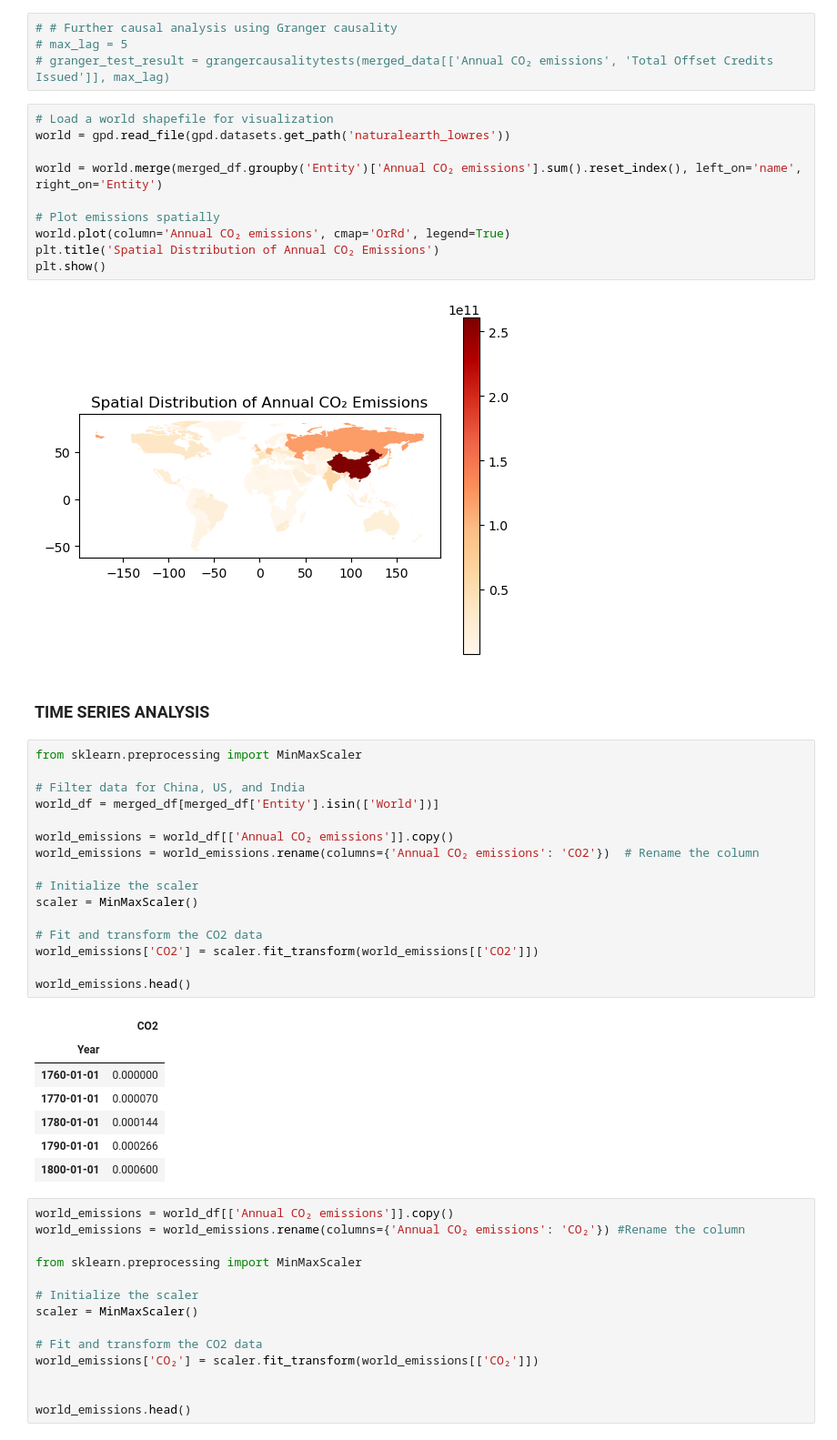
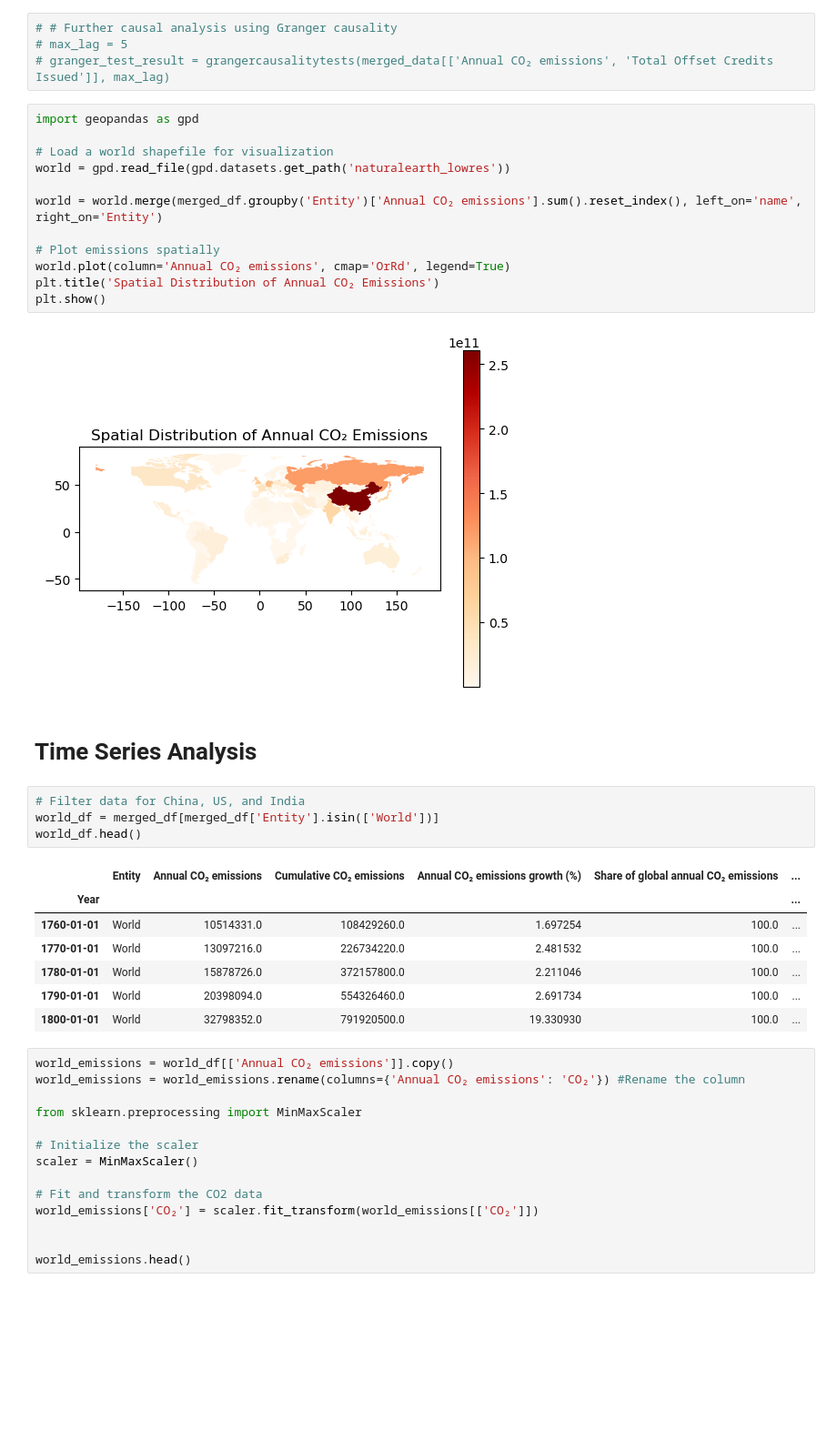
Before and after one commit to Wairimukimm/Carbon-credits-chronicles, a Jupyter notebook: Notebook.ipynb, the cells around one changed output. Shown at 91% size. Drawn from its saved outputs; the diff is of its cells as text; blank space fills up the shorter version.

```diff
--- a/Notebook.ipynb
+++ b/Notebook.ipynb
@@ -622,6 +589,8 @@ merged_data.dropna(inplace=True)
 # max_lag = 5
 # granger_test_result = grangercausalitytests(merged_data[['Annual CO₂ emissions', 'Total Offset Credits Issued']], max_lag)
 # %%
+import geopandas as gpd
+
 # Load a world shapefile for visualization
 world = gpd.read_file(gpd.datasets.get_path('naturalearth_lowres'))
 
@@ -633,32 +602,20 @@ plt.title('Spatial Distribution of Annual CO₂ Emissions')
 plt.show()
 # %% [output]
 [figure]
-# %% [markdown]
-### TIME SERIES ANALYSIS ###
-# %%
-from sklearn.preprocessing import MinMaxScaler
-
-# Filter data for China, US, and India
-world_df = merged_df[merged_df['Entity'].isin(['World'])]
-
-world_emissions = world_df[['Annual CO₂ emissions']].copy()
-world_emissions = world_emissions.rename(columns={'Annual CO₂ emissions': 'CO2'})  # Rename the column
-
-# Initialize the scaler
-scaler = MinMaxScaler()
-
-# Fit and transform the CO2 data
-world_emissions['CO2'] = scaler.fit_transform(world_emissions[['CO2']])
-
-world_emissions.head()
-# %% [output]
-|  | CO2 |
-| Year |  |
-| 1760-01-01 | 0.000000 |
-| 1770-01-01 | 0.000070 |
-| 1780-01-01 | 0.000144 |
-| 1790-01-01 | 0.000266 |
-| 1800-01-01 | 0.000600 |
+# %% [markdown]
+# Time Series Analysis
+# %%
+# Filter data for China, US, and India
+world_df = merged_df[merged_df['Entity'].isin(['World'])]
+world_df.head()
+# %% [output]
+|  | Entity | Annual CO₂ emissions | Cumulative CO₂ emissions | Annual CO₂ emissions growth (%) | Share of global annual CO₂ emissions | ... |
+| Year |  |  |  |  |  | ... |
+| 1760-01-01 | World | 10514331.0 | 108429260.0 | 1.697254 | 100.0 | ... |
+| 1770-01-01 | World | 13097216.0 | 226734220.0 | 2.481532 | 100.0 | ... |
+| 1780-01-01 | World | 15878726.0 | 372157800.0 | 2.211046 | 100.0 | ... |
+| 1790-01-01 | World | 20398094.0 | 554326460.0 | 2.691734 | 100.0 | ... |
+| 1800-01-01 | World | 32798352.0 | 791920500.0 | 19.330930 | 100.0 | ... |
 # %%
 world_emissions = world_df[['Annual CO₂ emissions']].copy()
 world_emissions = world_emissions.rename(columns={'Annual CO₂ emissions': 'CO₂'}) #Rename the column
```
Also changed, not shown: parts of 37 cells of this notebook.
